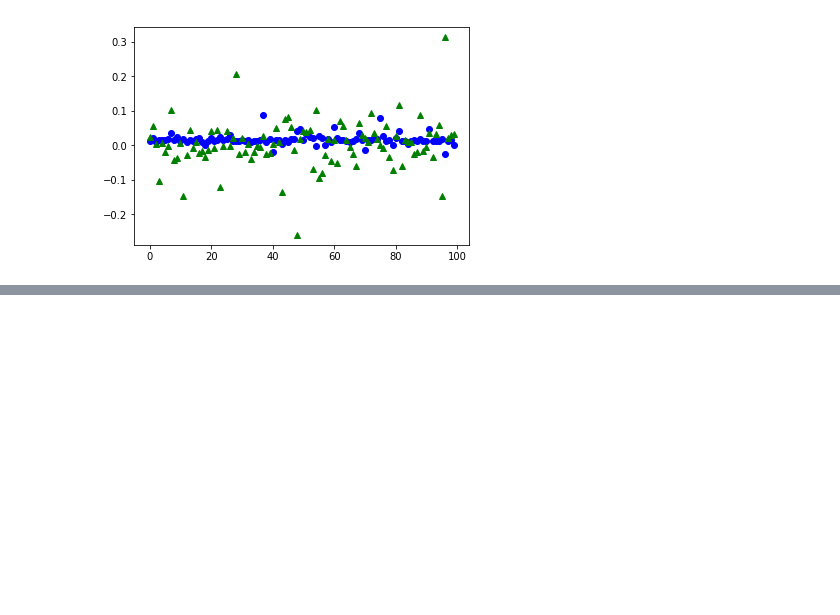
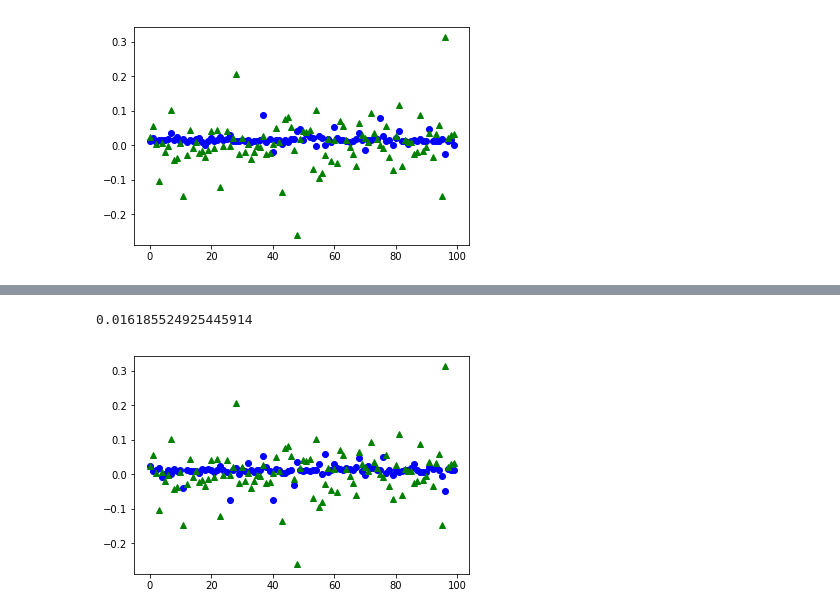
Before and after one commit to tiandiao123/deep_learning, a Jupyter notebook: zillow_price_project/Final Project.ipynb, the cells around one changed output, grey strips where cells are left out. Saved outputs shown, nothing was run; the diff lists cells and outputs as text; code cells hidden in the pictures; blank space fills up the shorter version.

```diff
--- a/zillow_price_project/Final Project.ipynb
+++ b/zillow_price_project/Final Project.ipynb
@@ -202,3 +202,9 @@ plt.plot(np.arange(100), y_test_predicts, 'bo', np.arange(100), y_test[0:100], '
 plt.show()
 # %% [output]
 [figure]
+# %%
+# now, let's think about this question, since we have studies covariance matrix with respect to features and logerror
+# so, we can select the most significant features who have largest covariances
+nodes.sort(key=lambda x: x.value, reverse = True)
+for node in nodes:
+    print("{} : {}".format(node.col_name, node.value))
@@ -204,0 +229,9 @@ plt.show()
+# %%
+select_columns_features = []
+index = 0
+for node in nodes:
+    if index <= 12:
+        select_columns_features.append(node.col_name)
+    index += 1
+
+select_columns_features
@@ -204,0 +252,9 @@ plt.show()
+# %%
+train_data_df = train_df[select_columns_features]
+y_train = train_y[int(len(train_df)*0.1): len(train_df)]
+X_train = train_data_df[int(len(train_df)*0.1): len(train_df)]
+
+(test_df, test_y) = (train_data_df[0:int(len(train_df)*0.1)], train_y[0:int(len(train_df)*0.1)])
+y_test = test_y
+X_test = test_df
+train_data_df.head()
@@ -204,0 +268,3 @@ plt.show()
+# %%
+model = GradientBoostingRegressor(n_estimators = 20, learning_rate=0.01, max_depth=35, random_state=0, loss='ls')
+model.fit(X_train, y_train)
@@ -204,0 +281,11 @@ plt.show()
+# %%
+print(mean_squared_error(y_test, model.predict(X_test)))
+# %% [output]
+0.016185524925445914
+# %%
+y_test_predicts = model.predict(X_test)[0:100]
+plt.figure(1)
+plt.plot(np.arange(100), y_test_predicts, 'bo', np.arange(100), y_test[0:100], 'g^')
+plt.show()
+# %% [output]
+[figure, added]
```
Also changed, not shown: parts of 17 cells of this notebook.
